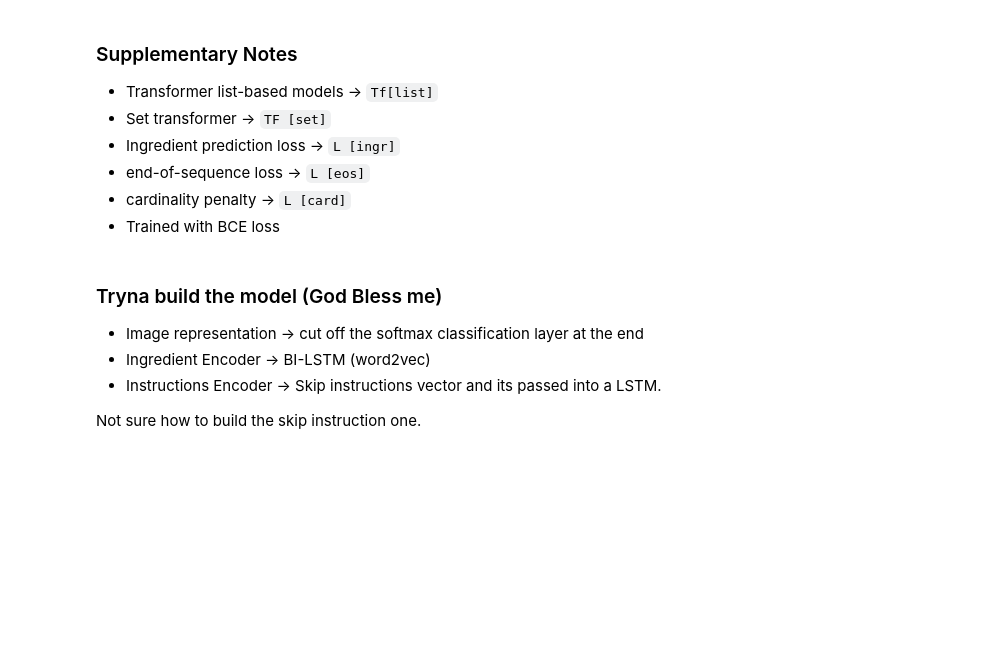
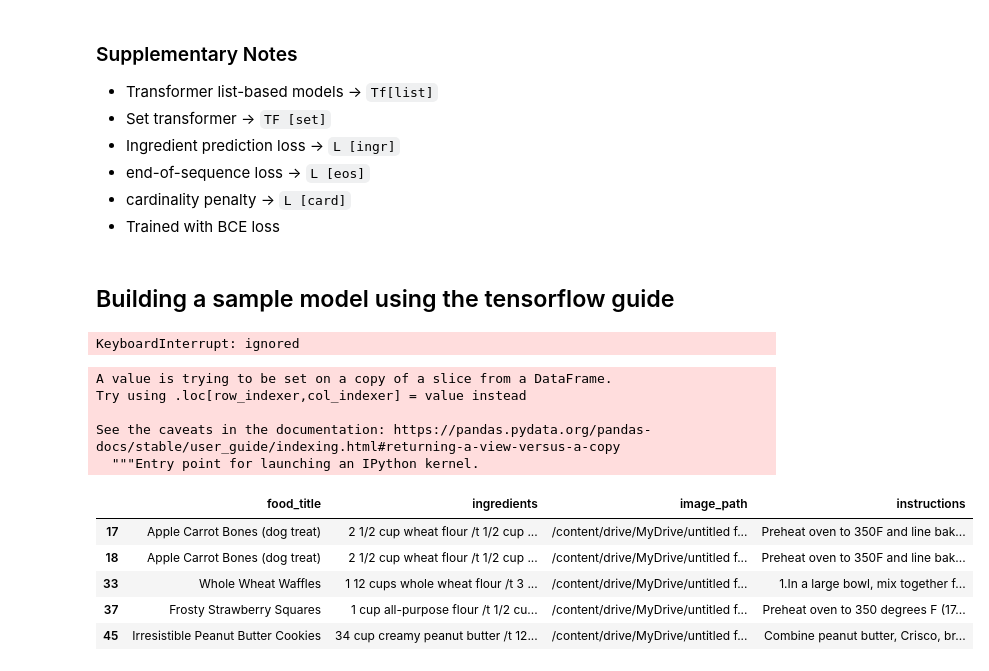
Before and after one commit to ashikshafi08/Recipe1M, a Jupyter notebook: 01_Recipe_Generator_reading_paper.ipynb, the cells around one changed output. Saved outputs shown, nothing was run; the diff lists cells and outputs as text; code cells hidden in the pictures; blank space fills up the shorter version.

```diff
--- a/01_Recipe_Generator_reading_paper.ipynb
+++ b/01_Recipe_Generator_reading_paper.ipynb
@@ -367,15 +352,8 @@ array([[-0.04025156, -0.02581539,  0.02271601, ...,  0.01477046,
 - end-of-sequence loss -> `L [eos]`
 - cardinality penalty -> `L [card]`
 - Trained with BCE loss
-# %% [markdown]
-### Tryna build the model (God Bless me)
-
-
-- Image representation -> cut off the softmax classification layer at the end
-- Ingredient Encoder -> BI-LSTM (word2vec)
-- Instructions Encoder -> Skip instructions vector and its passed into a LSTM.
-
-Not sure how to build the skip instruction one.
+# %% [markdown]
+## Building a sample model using the tensorflow guide
 # %%
 # Preprocessing function for the images
 def resize_img(image , img_shape = 224):
@@ -385,6 +363,8 @@ def resize_img(image , img_shape = 224):
 # Loading in the images
 image_data = tf.keras.utils.image_dataset_from_directory(directory= val_imgs_path  ,
                                                          labels = None ,
-                                                         batch_size = None ,
-                                                         image_size = (224 , 224) ,
+                                                         batch_size = 32 ,
+                                                         image_size = (124 , 124) ,
                                                          shuffle = True )
+# %% [output]
+KeyboardInterrupt: ignored
@@ -392,0 +371,17 @@ image_data
+# %%
+val_df['image_path'] = img_path
+
+img_df = val_df[['food_title' , 'ingredients' , 'image_path' , 'instructions']]
+img_df.head()
+# %% [output]
+A value is trying to be set on a copy of a slice from a DataFrame.
+Try using .loc[row_indexer,col_indexer] = value instead
+
+See the caveats in the documentation: https://pandas.pydata.org/pandas-docs/stable/user_guide/indexing.html#returning-a-view-versus-a-copy
+  """Entry point for launching an IPython kernel.
+|  | food_title | ingredients | image_path | instructions |
+| 17 | Apple Carrot Bones (dog treat) | 2 1/2 cup wheat flour /t 1/2 cup ... | /content/drive/MyDrive/untitled f... | Preheat oven to 350F and line bak... |
+| 18 | Apple Carrot Bones (dog treat) | 2 1/2 cup wheat flour /t 1/2 cup ... | /content/drive/MyDrive/untitled f... | Preheat oven to 350F and line bak... |
+| 33 | Whole Wheat Waffles | 1 12 cups whole wheat flour /t 3 ... | /content/drive/MyDrive/untitled f... | 1.In a large bowl, mix together f... |
+| 37 | Frosty Strawberry Squares | 1 cup all-purpose flour /t 1/2 cu... | /content/drive/MyDrive/untitled f... | Preheat oven to 350 degrees F (17... |
+| 45 | Irresistible Peanut Butter Cookies | 34 cup creamy peanut butter /t 12... | /content/drive/MyDrive/untitled f... | Combine peanut butter, Crisco, br... |
```
Also changed, not shown: parts of 10 cells of this notebook.
